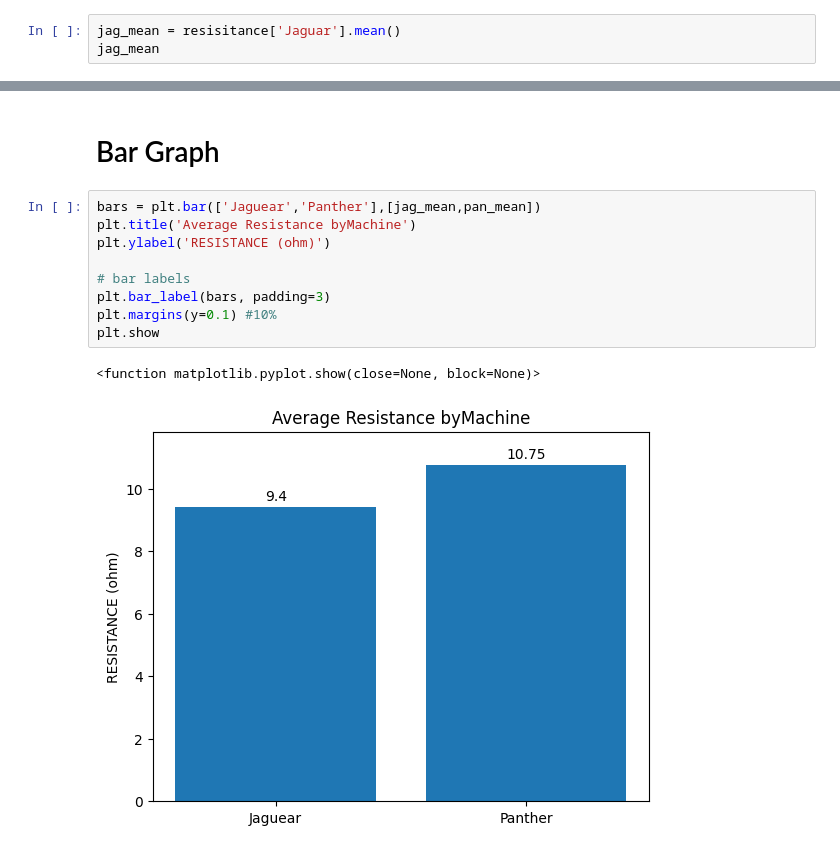
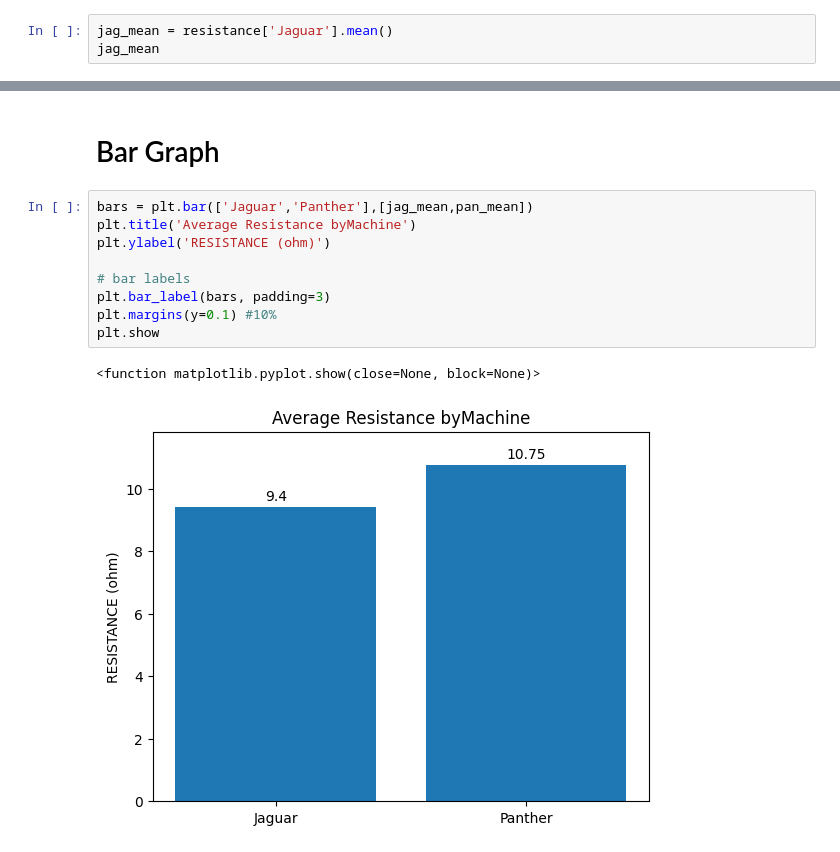
Before and after one commit to Charles093025/GUEVARRA, a Jupyter notebook: L12/pandas-basics.ipynb, the cells around one changed output, grey strips where cells are left out. Cells and saved outputs as stored; diff of their text form.

```diff
--- a/L12/pandas-basics.ipynb
+++ b/L12/pandas-basics.ipynb
@@ -189,7 +189,7 @@ Data columns (total 3 columns):
 dtypes: float64(2), int64(1)
 memory usage: 396.0 bytes
 # %%
-jag_mean = resisitance['Jaguar'].mean()
+jag_mean = resistance['Jaguar'].mean()
 jag_mean
 # %% [output]
 np.float64(9.399999999999999)
@@ -231,14 +231,14 @@ memory usage: 396.0 bytes
 # %% [markdown]
 # Bar Graph
 # %%
-bars = plt.bar(['Jaguear','Panther'],[jag_mean,pan_mean])
+bars = plt.bar(['Jaguar','Panther'],[jag_mean,pan_mean])
 plt.title('Average Resistance byMachine')
 plt.ylabel('RESISTANCE (ohm)')
 
 # bar labels
 plt.bar_label(bars, padding=3)
 plt.margins(y=0.1) #10%
 plt.show
 # %% [output]
 <function matplotlib.pyplot.show(close=None, block=None)>
-[figure, old version]
+[figure, new version]
```
